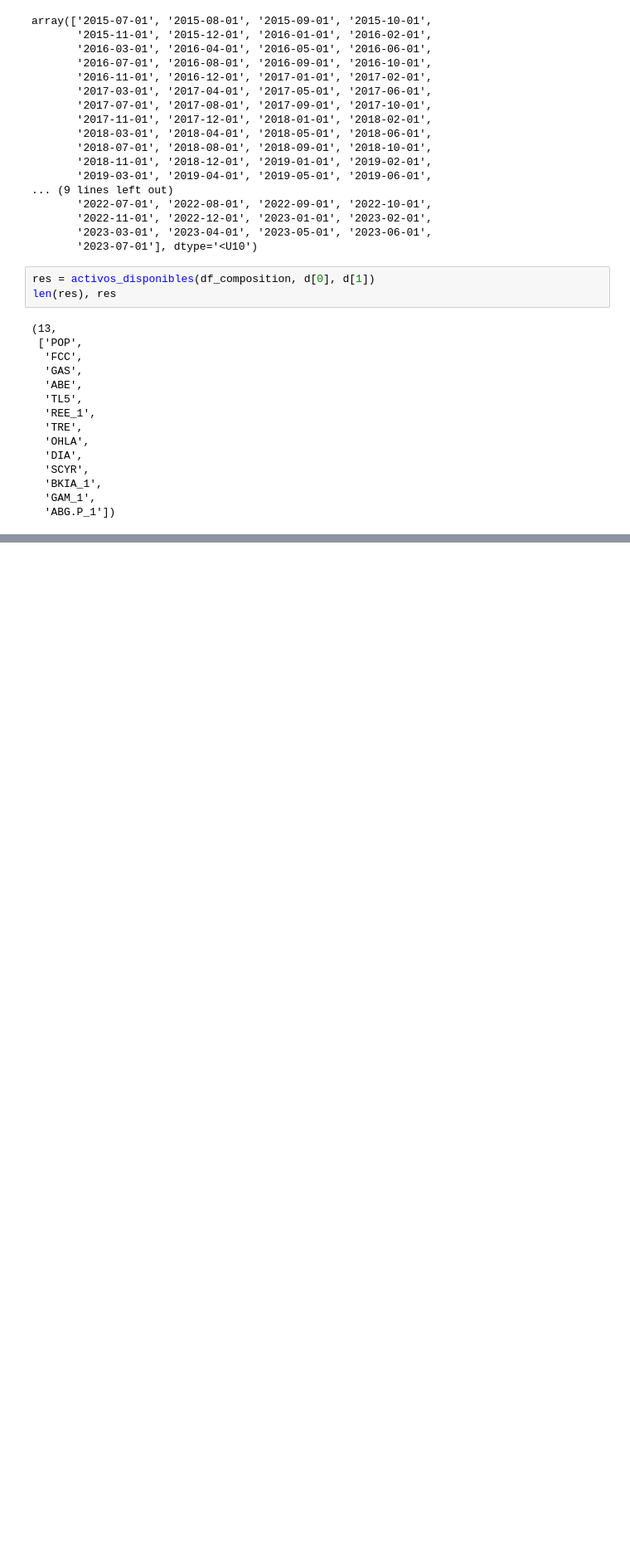
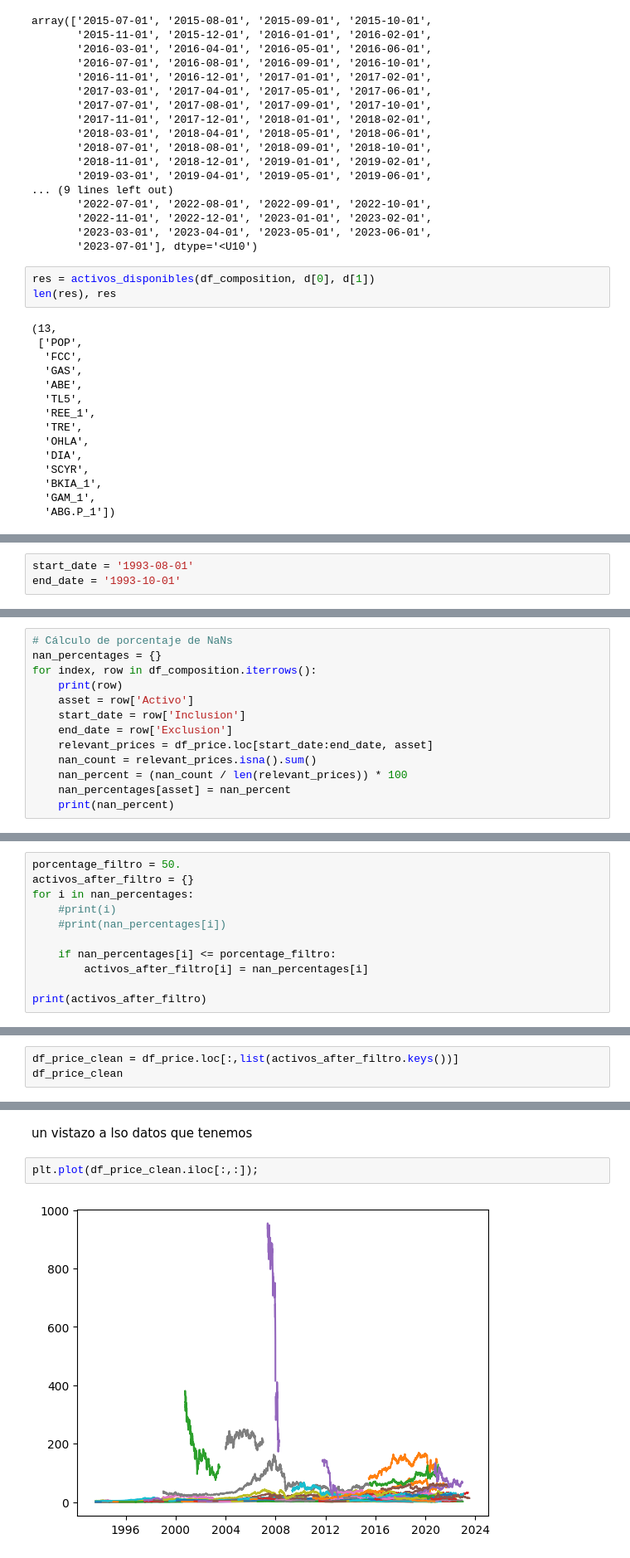
Before and after one commit to tintenderete/TFM, a Jupyter notebook: DATA/ibex_historical_data.ipynb, the cells around one changed output, grey strips where cells are left out. Shown at 83% size. Cells and saved outputs as stored; diff of their text form; blank space fills up the shorter version.

```diff
--- a/DATA/ibex_historical_data.ipynb
+++ b/DATA/ibex_historical_data.ipynb
@@ -319,0 +307,3 @@ len(res), res
+# %%
+start_date = '1993-08-01'
+end_date = '1993-10-01'
@@ -319,0 +358,13 @@ len(res), res
+# %%
+# Cálculo de porcentaje de NaNs
+nan_percentages = {}
+for index, row in df_composition.iterrows():
+    print(row)
+    asset = row['Activo']
+    start_date = row['Inclusion']
+    end_date = row['Exclusion']
+    relevant_prices = df_price.loc[start_date:end_date, asset]
+    nan_count = relevant_prices.isna().sum()
+    nan_percent = (nan_count / len(relevant_prices)) * 100
+    nan_percentages[asset] = nan_percent
+    print(nan_percent)
@@ -319,0 +426,11 @@ len(res), res
+# %%
+porcentage_filtro = 50.
+activos_after_filtro = {}
+for i in nan_percentages:
+    #print(i)
+    #print(nan_percentages[i])
+
+    if nan_percentages[i] <= porcentage_filtro:
+        activos_after_filtro[i] = nan_percentages[i]
+
+print(activos_after_filtro)
@@ -319,0 +453,3 @@ len(res), res
+# %%
+df_price_clean = df_price.loc[:,list(activos_after_filtro.keys())]
+df_price_clean
@@ -319,0 +540,6 @@ len(res), res
+# %% [markdown]
+un vistazo a lso datos que tenemos
+# %%
+plt.plot(df_price_clean.iloc[:,:]);
+# %% [output]
+[figure, added]
```
Also changed, not shown: parts of 33 cells of this notebook.
